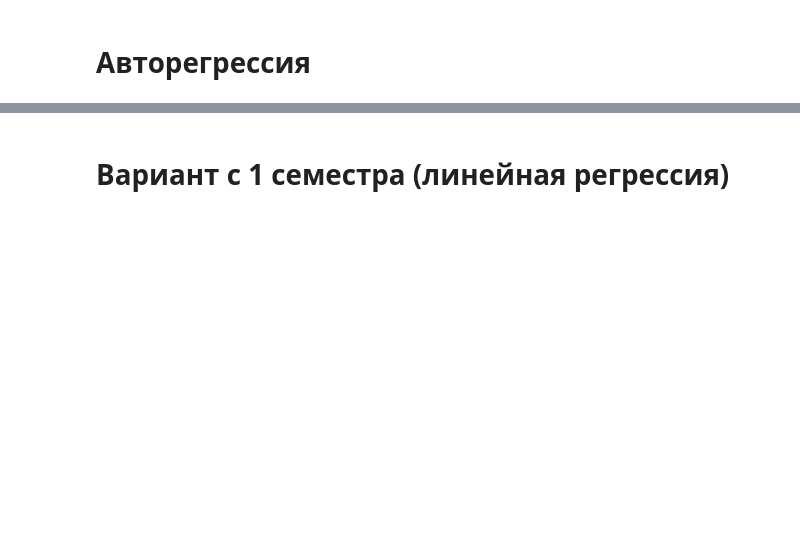
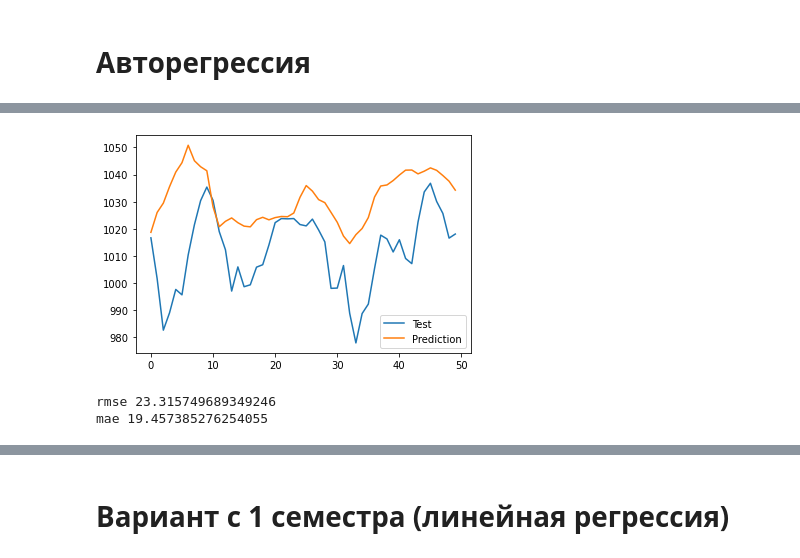
Before and after one commit to Loinen/geodata_analysis, a Jupyter notebook: lab2021.ipynb, the cells around one changed output, grey strips where cells are left out. Cells and saved outputs as stored; diff of their text form; code cells hidden in the pictures; blank space fills up the shorter version.

```diff
--- a/lab2021.ipynb
+++ b/lab2021.ipynb
@@ -161,0 +124,7 @@ mae 889.4432477963719
+# %%
+prediction_size = 50
+predictions_5_points = autoreg(pressure, prediction_size, 100, 26, 'ct')
+# %% [output]
+[figure, added]
+rmse 23.315749689349246
+mae 19.457385276254055
```
Also changed, not shown: parts of 15 cells of this notebook.
